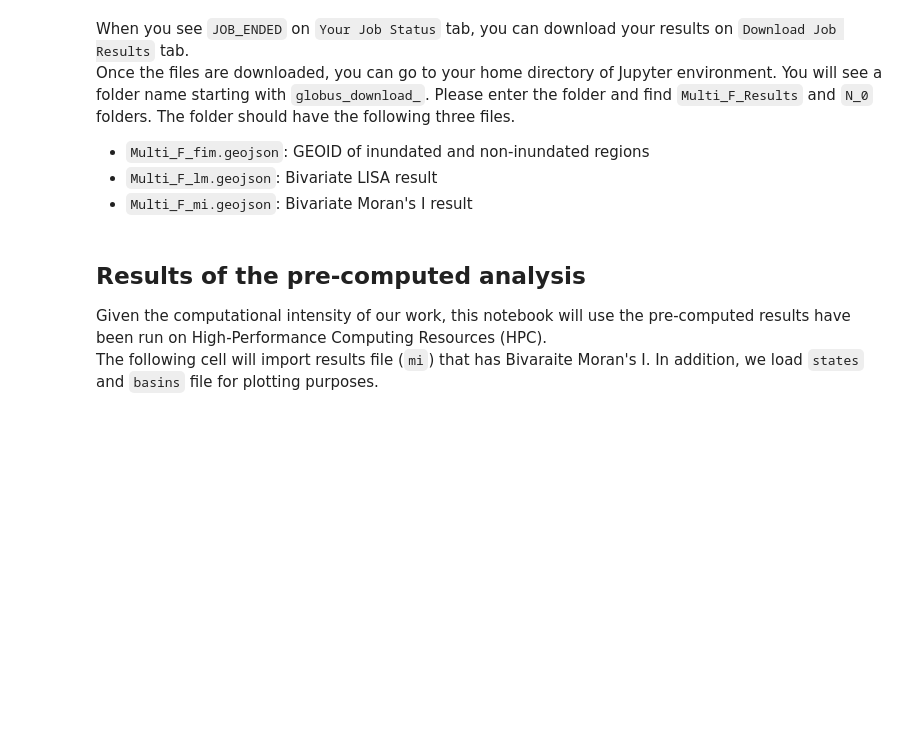
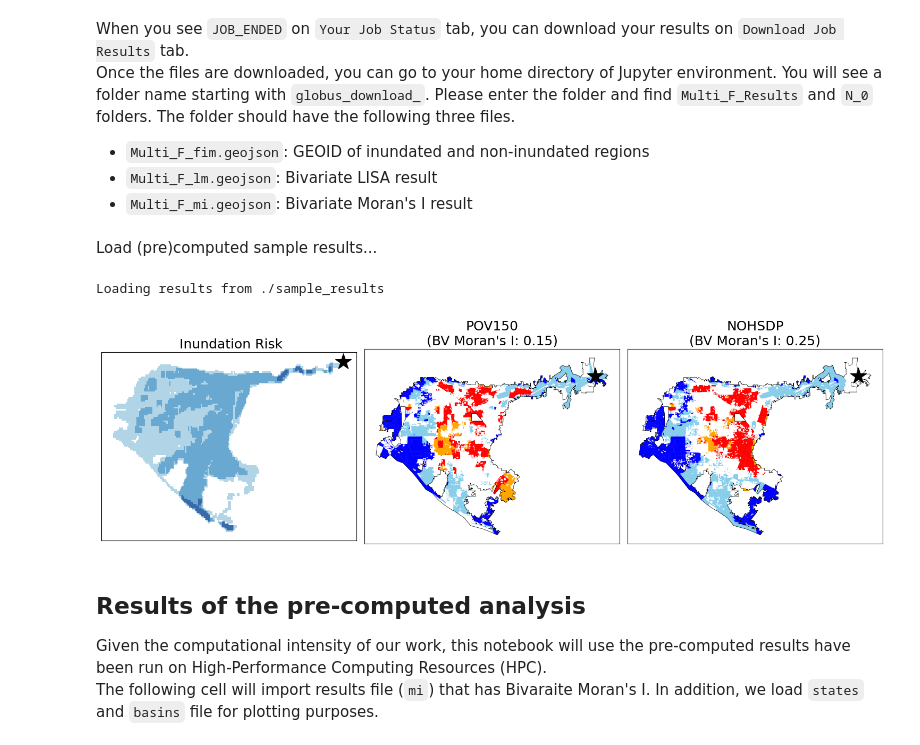
Before and after one commit to I-GUIDE/population_vulnerable_to_dam_failure, a Jupyter notebook: at-risk populations impacted by the aging dam.ipynb, the cells around one changed output. Drawn from its saved outputs; the diff is of its cells as text; code cells hidden in the pictures; blank space fills up the shorter version.

Commit message:
fix cybergis-compute implementation

```diff
--- a/at-risk populations impacted by the aging dam.ipynb
+++ b/at-risk populations impacted by the aging dam.ipynb
@@ -88,6 +89,67 @@ Once the files are downloaded, you can go to your home directory of Jupyter envi
 * `Multi_F_fim.geojson`: GEOID of inundated and non-inundated regions
 * `Multi_F_lm.geojson`: Bivariate LISA result
 * `Multi_F_mi.geojson`: Bivariate Moran's I result
+# %% [markdown]
+Load (pre)computed sample results...
+# %%
+if cybergis.recentDownloadPath:
+    result_path = cybergis.recentDownloadPath
+else:
+    result_path = './sample_results'
+print(f"Loading results from {result_path}")
+# %% [output]
+Loading results from ./sample_results
+# %%
+sample_mi = gpd.read_file(os.path.join(result_path, 'Multi_F_Results', 'N_0', 'Multi_F_mi.geojson'))
+sample_lm = gpd.read_file(os.path.join(result_path, 'Multi_F_Results', 'N_0', 'Multi_F_lm.geojson'))
+sample_fim = gpd.read_file(os.path.join(result_path, 'Multi_F_Results', 'N_0', 'Multi_F_fim.geojson'))
+# %%
+dam_id = 'CA10022'
+
+fig, axes = plt.subplots(1, 3, figsize=(15, 10))
+
+lisa_color = {'HH': 'red', 'LL': 'blue', 'HL': 'skyblue', 'LH': 'orange', 'Not_Sig': 'white'}
+boundary_gdf = gpd.GeoDataFrame([0], geometry=[sample_lm.unary_union])
+
+color_brewer = ['#9ecae1','#4292c6','#084594']
+cm = LinearSegmentedColormap.from_list('cb_', color_brewer, N=3)
+
+# Plot Inundation Risk from various dam failure scenarios
+sample_fim.plot('value', ax=axes[0], cmap=cm, alpha=0.8)
+sample_mi.plot(marker="*", color='black', markersize=500, ax=axes[0])
+
+axes[0].set_title('\n Inundation Risk', fontsize=18)
+axes[0].get_xaxis().set_visible(False)
+axes[0].get_yaxis().set_visible(False)
+
+# Plot Bivariate LISA
+'''
+# The title of each cell provides Bivariate Moran's I
+# Census block color codes:
+## Red: HH cluster (high inundation risk and high social vulnerability)
+## Skyblue: HL cluster (high inundation risk and low social vulnerability)
+## Orange: LH cluster (low inundation risk and high social vulnerability)
+## Blue: LL cluster (low inundation risk and low social vulnerability)
+'''
+
+plot_cols = ['POV150', 'NOHSDP']
+for idx, val in enumerate(plot_cols, start=1):
+    for key in lisa_color.keys():
+        sample_lm.loc[(sample_lm[f'LISA_{val}'] == key)].plot(ax=axes[idx], color=lisa_color[key], edgecolor='face', lw=0.3, legend=True)
+
+    boundary_gdf.boundary.plot(ax=axes[idx], lw=0.5, color='black')
+    sample_mi.plot(marker="*", color='black', markersize=500, ax=axes[idx])
+    axes[idx].set_title(label=f"{val}\n(BV Moran's I: {round(sample_mi[f'MI_{val}'].values[0], 2)})",
+                        fontsize=18)
+
+    axes[idx].get_xaxis().set_visible(False)
+    axes[idx].get_yaxis().set_visible(False)
+
+
+plt.tight_layout()
+plt.show()
+# %% [output]
+[figure, added]
 # %% [markdown]
 ## Results of the pre-computed analysis
 
```
Also changed, not shown: parts of 6 cells of this notebook, 4 other files.
